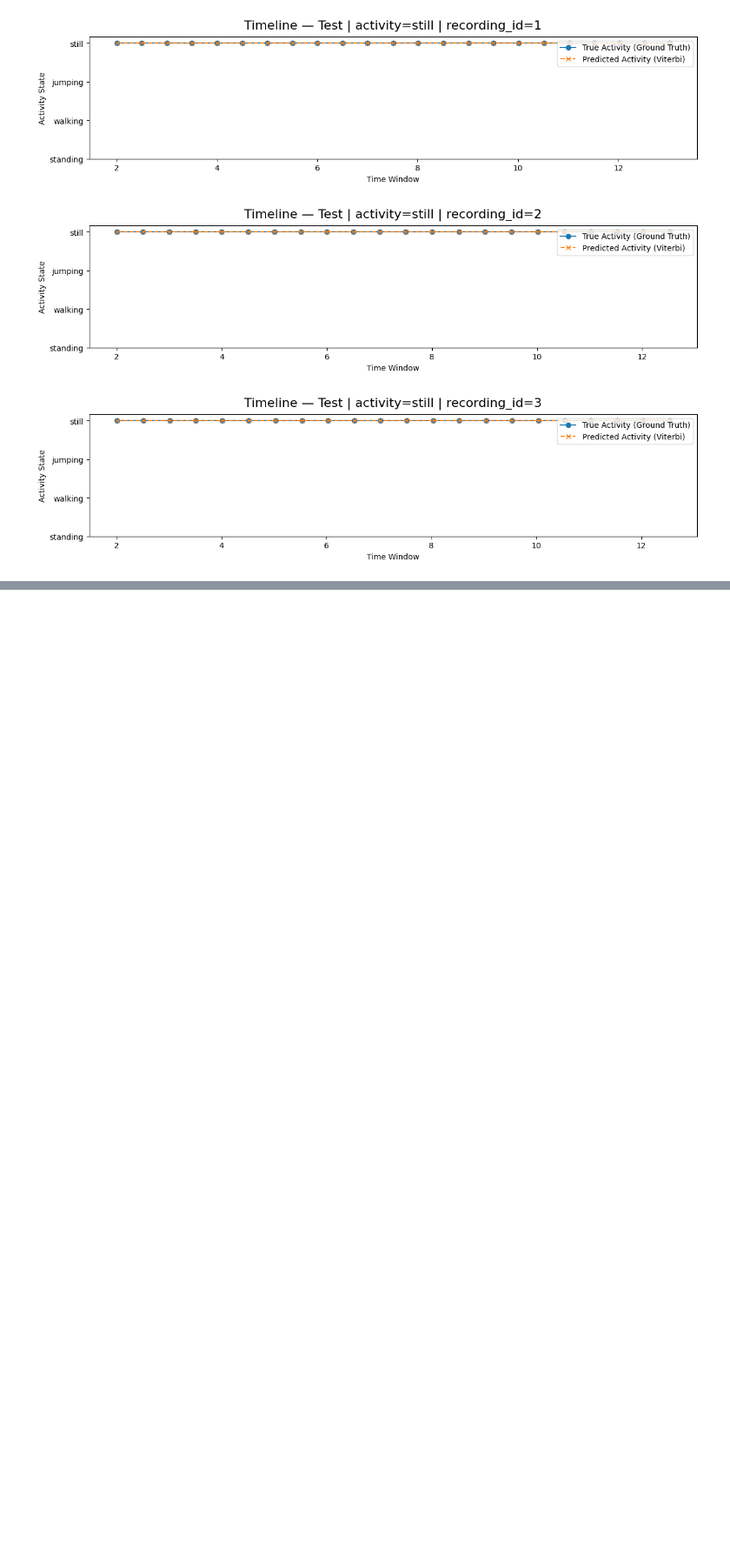
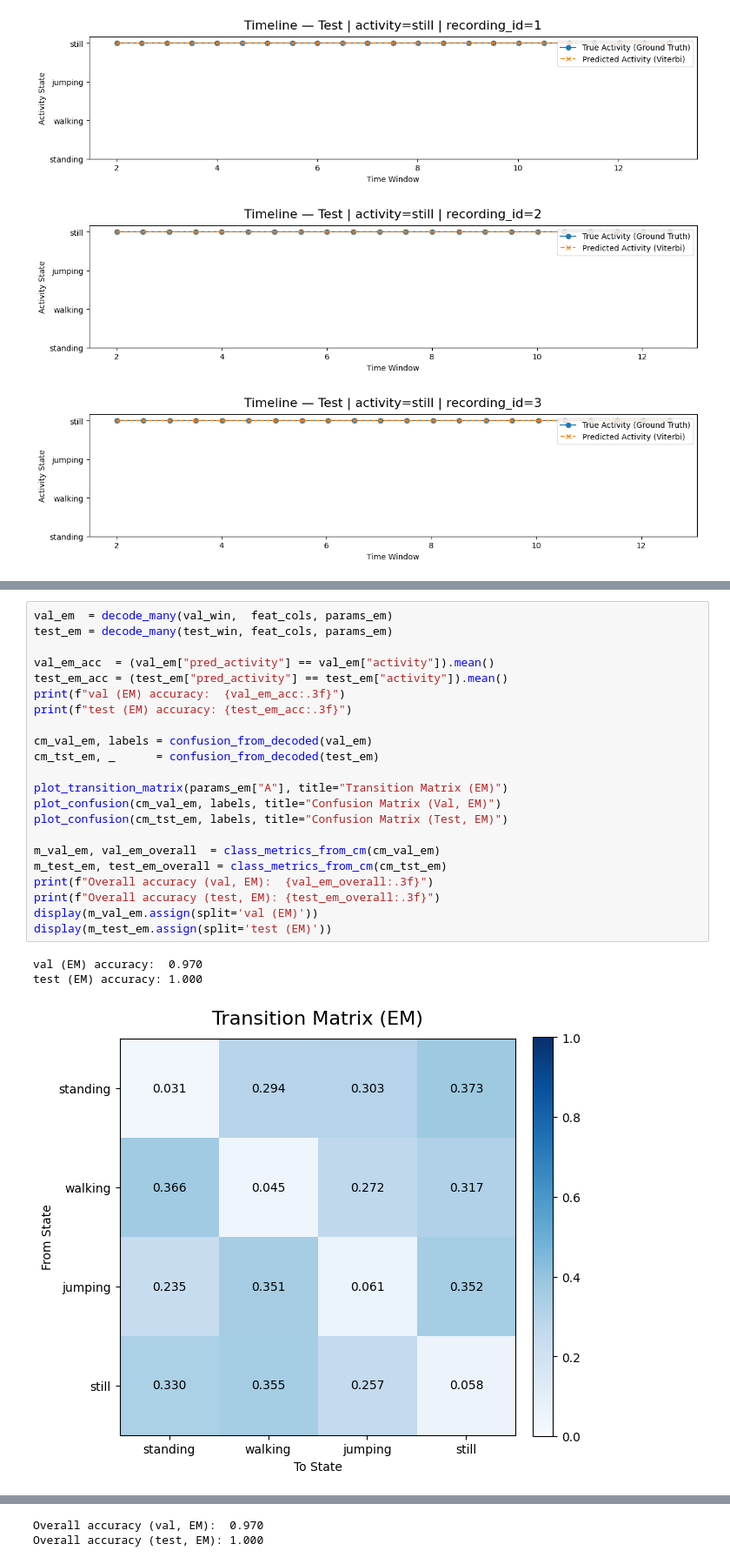
Before and after one commit to Christianib003/human-activity-recognition-hmm, a Jupyter notebook: notebooks/HMM_Project.ipynb, the cells around one changed output, grey strips where cells are left out. Shown at 87% size. Saved outputs shown, nothing was run; the diff lists cells and outputs as text; blank space fills up the shorter version.

```diff
--- a/notebooks/HMM_Project.ipynb
+++ b/notebooks/HMM_Project.ipynb
@@ -650,0 +668,26 @@ for act in acts:
+# %%
+val_em  = decode_many(val_win,  feat_cols, params_em)
+test_em = decode_many(test_win, feat_cols, params_em)
+
+val_em_acc  = (val_em["pred_activity"] == val_em["activity"]).mean()
+test_em_acc = (test_em["pred_activity"] == test_em["activity"]).mean()
+print(f"val (EM) accuracy:  {val_em_acc:.3f}")
+print(f"test (EM) accuracy: {test_em_acc:.3f}")
+
+cm_val_em, labels = confusion_from_decoded(val_em)
+cm_tst_em, _      = confusion_from_decoded(test_em)
+
+plot_transition_matrix(params_em["A"], title="Transition Matrix (EM)")
+plot_confusion(cm_val_em, labels, title="Confusion Matrix (Val, EM)")
+plot_confusion(cm_tst_em, labels, title="Confusion Matrix (Test, EM)")
+
+m_val_em, val_em_overall  = class_metrics_from_cm(cm_val_em)
+m_test_em, test_em_overall = class_metrics_from_cm(cm_tst_em)
+print(f"Overall accuracy (val, EM):  {val_em_overall:.3f}")
+print(f"Overall accuracy (test, EM): {test_em_overall:.3f}")
+display(m_val_em.assign(split='val (EM)'))
+display(m_test_em.assign(split='test (EM)'))
+# %% [output]
+val (EM) accuracy:  0.970
+test (EM) accuracy: 1.000
+[figure, added]
@@ -650,0 +696,2 @@ for act in acts:
+Overall accuracy (val, EM):  0.970
+Overall accuracy (test, EM): 1.000
```
Also changed, not shown: parts of 6 cells of this notebook, 2 other files.
